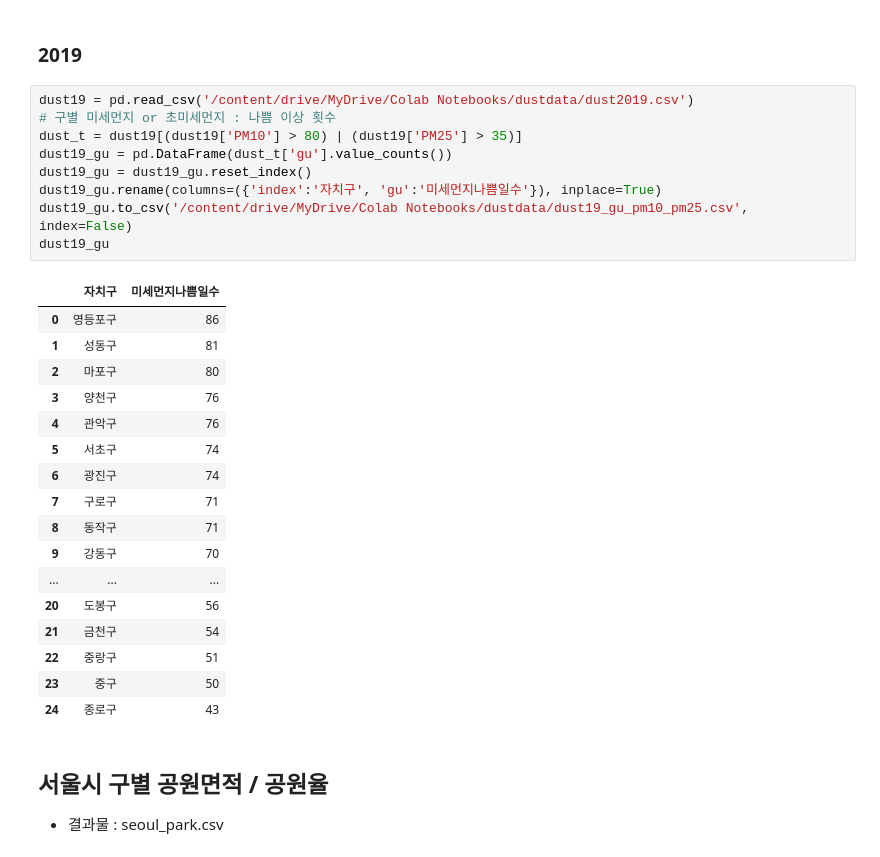
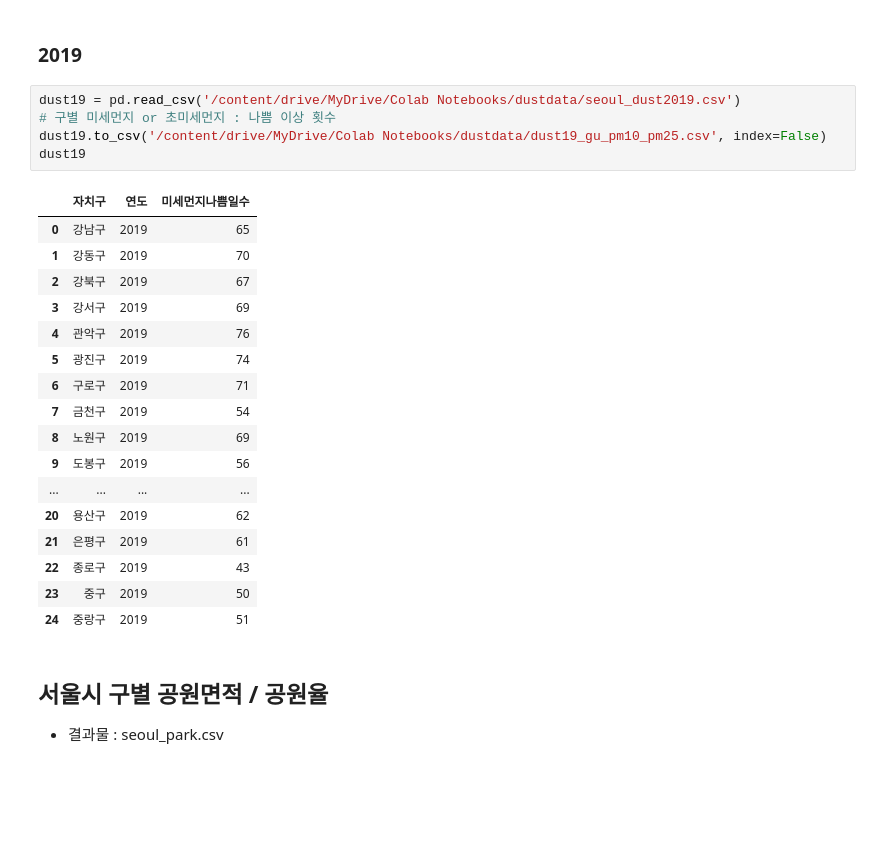
Before and after one commit to HJoon-K/Find_Dust, a Jupyter notebook: preprocessing.ipynb, the cells around one changed output. Saved outputs shown, nothing was run; the diff lists cells and outputs as text; blank space fills up the shorter version.

Commit message:
Colaboratory를 통해 생성됨

```diff
--- a/preprocessing.ipynb
+++ b/preprocessing.ipynb
@@ -187,32 +190,28 @@ dust20_gu
 # %% [markdown]
 ### 2019
 # %%
-dust19 = pd.read_csv('/content/drive/MyDrive/Colab Notebooks/dustdata/dust2019.csv')
+dust19 = pd.read_csv('/content/drive/MyDrive/Colab Notebooks/dustdata/seoul_dust2019.csv')
 # 구별 미세먼지 or 초미세먼지 : 나쁨 이상 횟수
-dust_t = dust19[(dust19['PM10'] > 80) | (dust19['PM25'] > 35)]
-dust19_gu = pd.DataFrame(dust_t['gu'].value_counts())
-dust19_gu = dust19_gu.reset_index()
-dust19_gu.rename(columns=({'index':'자치구', 'gu':'미세먼지나쁨일수'}), inplace=True)
-dust19_gu.to_csv('/content/drive/MyDrive/Colab Notebooks/dustdata/dust19_gu_pm10_pm25.csv', index=False)
-dust19_gu
+dust19.to_csv('/content/drive/MyDrive/Colab Notebooks/dustdata/dust19_gu_pm10_pm25.csv', index=False)
+dust19
 # %% [output]
-|  | 자치구 | 미세먼지나쁨일수 |
-| 0 | 영등포구 | 86 |
-| 1 | 성동구 | 81 |
-| 2 | 마포구 | 80 |
-| 3 | 양천구 | 76 |
-| 4 | 관악구 | 76 |
-| 5 | 서초구 | 74 |
-| 6 | 광진구 | 74 |
-| 7 | 구로구 | 71 |
-| 8 | 동작구 | 71 |
-| 9 | 강동구 | 70 |
-| ... | ... | ... |
-| 20 | 도봉구 | 56 |
-| 21 | 금천구 | 54 |
-| 22 | 중랑구 | 51 |
-| 23 | 중구 | 50 |
-| 24 | 종로구 | 43 |
+|  | 자치구 | 연도 | 미세먼지나쁨일수 |
+| 0 | 강남구 | 2019 | 65 |
+| 1 | 강동구 | 2019 | 70 |
+| 2 | 강북구 | 2019 | 67 |
+| 3 | 강서구 | 2019 | 69 |
+| 4 | 관악구 | 2019 | 76 |
+| 5 | 광진구 | 2019 | 74 |
+| 6 | 구로구 | 2019 | 71 |
+| 7 | 금천구 | 2019 | 54 |
+| 8 | 노원구 | 2019 | 69 |
+| 9 | 도봉구 | 2019 | 56 |
+| ... | ... | ... | ... |
+| 20 | 용산구 | 2019 | 62 |
+| 21 | 은평구 | 2019 | 61 |
+| 22 | 종로구 | 2019 | 43 |
+| 23 | 중구 | 2019 | 50 |
+| 24 | 중랑구 | 2019 | 51 |
 # %% [markdown]
 ## 서울시 구별 공원면적 / 공원율
 * 결과물 : seoul_park.csv
```
Also changed, not shown: parts of 50 cells of this notebook.
